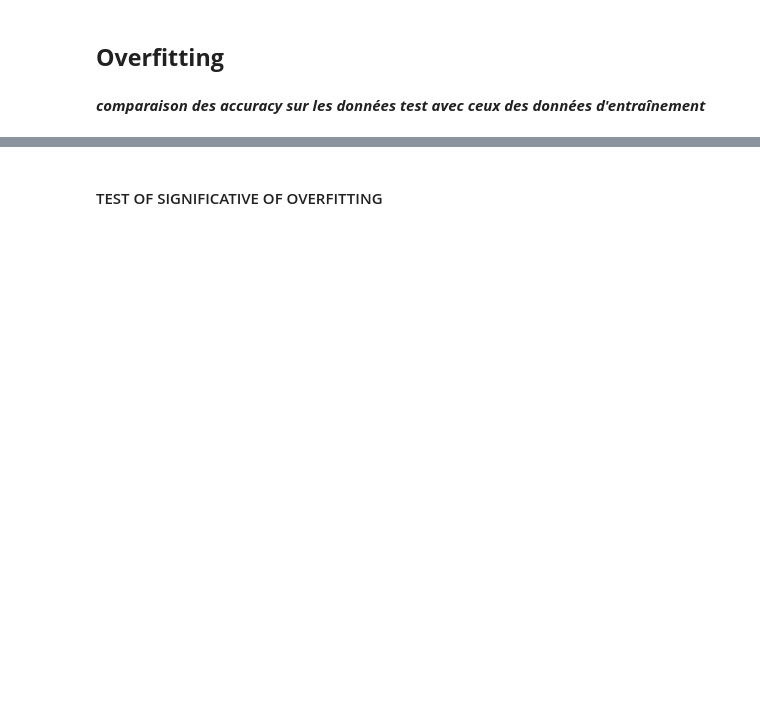
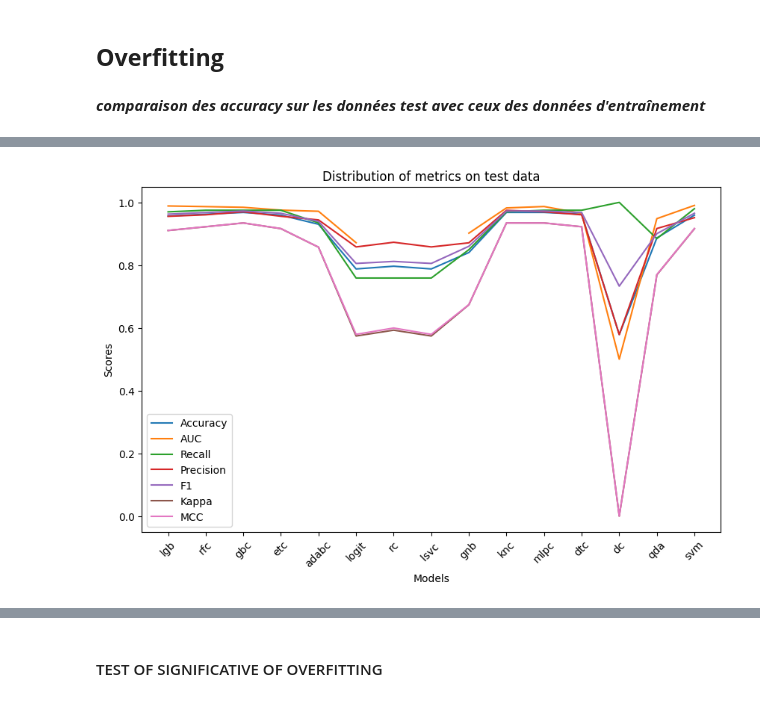
Before and after one commit to KokouNoe/muscoloskeletal_disorder_prediction, a Jupyter notebook: TMC_prediction.ipynb, the cells around one changed output, grey strips where cells are left out. Saved outputs shown, nothing was run; the diff lists cells and outputs as text; code cells hidden in the pictures; blank space fills up the shorter version.

```diff
--- a/TMC_prediction.ipynb
+++ b/TMC_prediction.ipynb
@@ -222,4 +222,28 @@ V13
 Name: proportion, dtype: float64
 # %% [markdown]
 ***Entraînement et developpement des modeles***
+# %%
+# Initialisation des résultats
+results = {
+    'Accuracy': [],
+    'AUC': [],
+    'Recall': [],
+    'Precision': [],
+    'F1': [],
+    'Kappa': [],
+    'MCC': [],
+}
+
+results_train = {
+    'Accuracy': [],
+    'AUC': [],
+    'Recall': [],
+    'Precision': [],
+    'F1': [],
+    'Kappa': [],
+    'MCC': [],
+}
+# initialisation des dataframes de predictions
+predictions = pd.DataFrame()
+predictions_train=pd.DataFrame()
 # %%
@@ -393,0 +344,9 @@ print(scores_df)
+# %%
+# Renommer les colonnes de df_results
+df_results = df_results.rename(columns=lambda x: f"{x}(test)")
+# Renommer les colonnes de df_results_train
+df_results_train = df_results_train.rename(columns=lambda x: f"{x}(train)")
+# Concaténer les deux DataFrames
+df_results_tous = pd.concat([df_results, df_results_train], axis=1)
+# Afficher le résultat
+df_results_tous
@@ -393,0 +370,14 @@ print(scores_df)
+# %%
+# Tracé du graphique
+plt.figure(figsize=(10, 6))
+for metric in df_results.columns:
+    plt.plot(df_results.index, df_results[metric], label=metric)
+    #plt.plot(df_results_train.index,df_results_train[metric],label=metric,linestyle='--')
+plt.xticks(rotation=45)
+plt.xlabel('Models')
+plt.ylabel('Scores')
+plt.legend()
+plt.title('Distribution of metrics on test data')
+plt.show()
+# %% [output]
+[figure, added]
```
Also changed, not shown: parts of 9 cells of this notebook, 10 other files.
